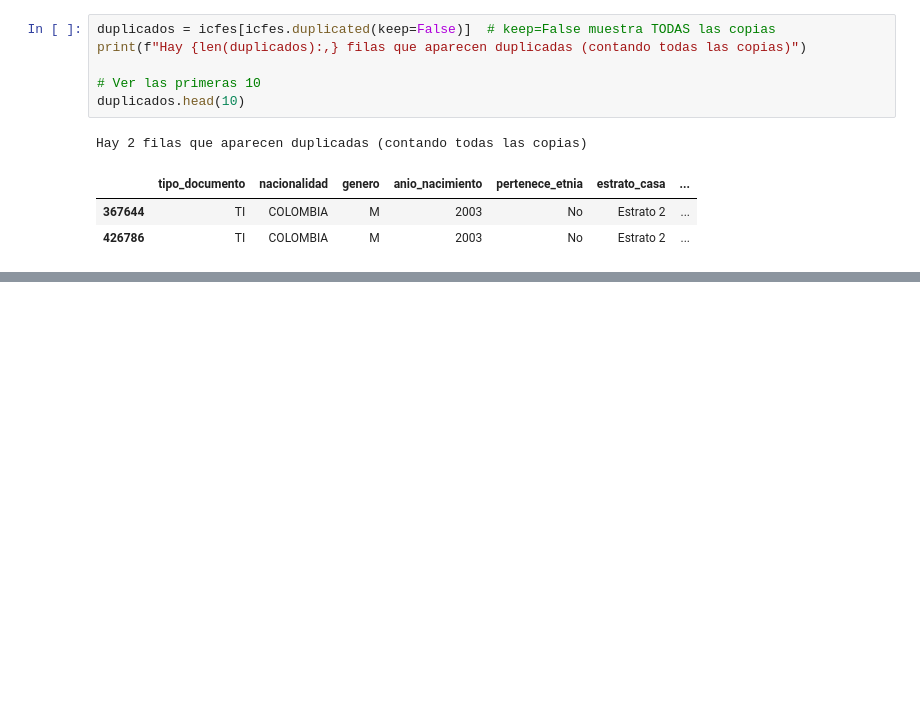
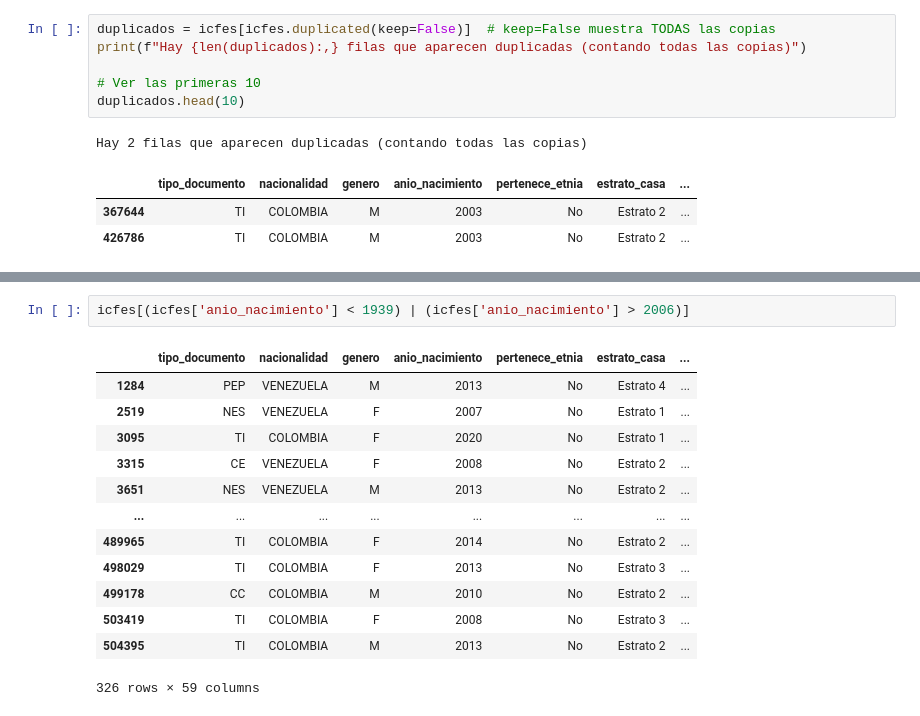
Before and after one commit to JorgeJordyJaimes/icfes-app, a Jupyter notebook: notebooks/2.limpieza-datos.ipynb, the cells around one changed output, grey strips where cells are left out. Saved outputs shown, nothing was run; the diff lists cells and outputs as text; blank space fills up the shorter version.

```diff
--- a/notebooks/2.limpieza-datos.ipynb
+++ b/notebooks/2.limpieza-datos.ipynb
@@ -158,0 +239,16 @@ Total de filas duplicadas: 0
+# %%
+icfes[(icfes['anio_nacimiento'] < 1939) | (icfes['anio_nacimiento'] > 2006)]
+# %% [output]
+|  | tipo_documento | nacionalidad | genero | anio_nacimiento | pertenece_etnia | estrato_casa | ... |
+| 1284 | PEP | VENEZUELA | M | 2013 | No | Estrato 4 | ... |
+| 2519 | NES | VENEZUELA | F | 2007 | No | Estrato 1 | ... |
+| 3095 | TI | COLOMBIA | F | 2020 | No | Estrato 1 | ... |
+| 3315 | CE | VENEZUELA | F | 2008 | No | Estrato 2 | ... |
+| 3651 | NES | VENEZUELA | M | 2013 | No | Estrato 2 | ... |
+| ... | ... | ... | ... | ... | ... | ... | ... |
+| 489965 | TI | COLOMBIA | F | 2014 | No | Estrato 2 | ... |
+| 498029 | TI | COLOMBIA | F | 2013 | No | Estrato 3 | ... |
+| 499178 | CC | COLOMBIA | M | 2010 | No | Estrato 2 | ... |
+| 503419 | TI | COLOMBIA | F | 2008 | No | Estrato 3 | ... |
+| 504395 | TI | COLOMBIA | M | 2013 | No | Estrato 2 | ... |
+326 rows × 59 columns
```
Also changed, not shown: parts of 22 cells of this notebook.
